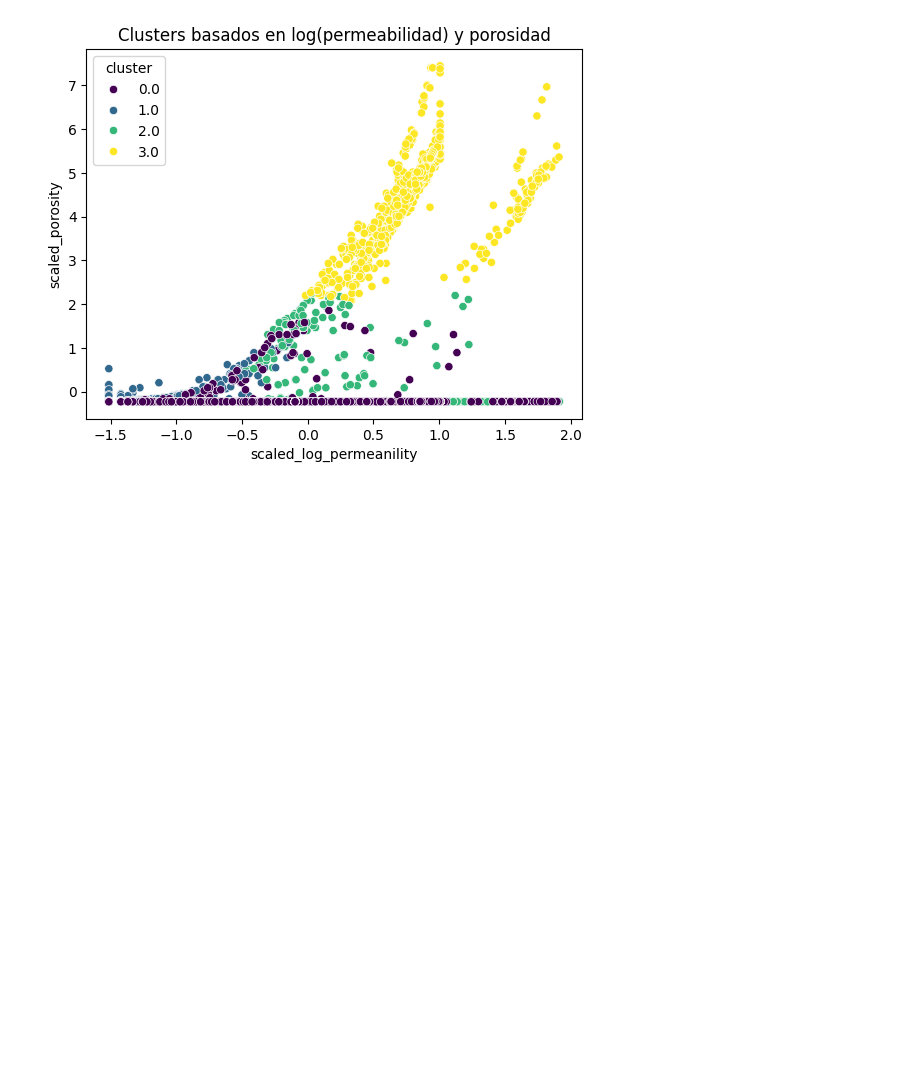
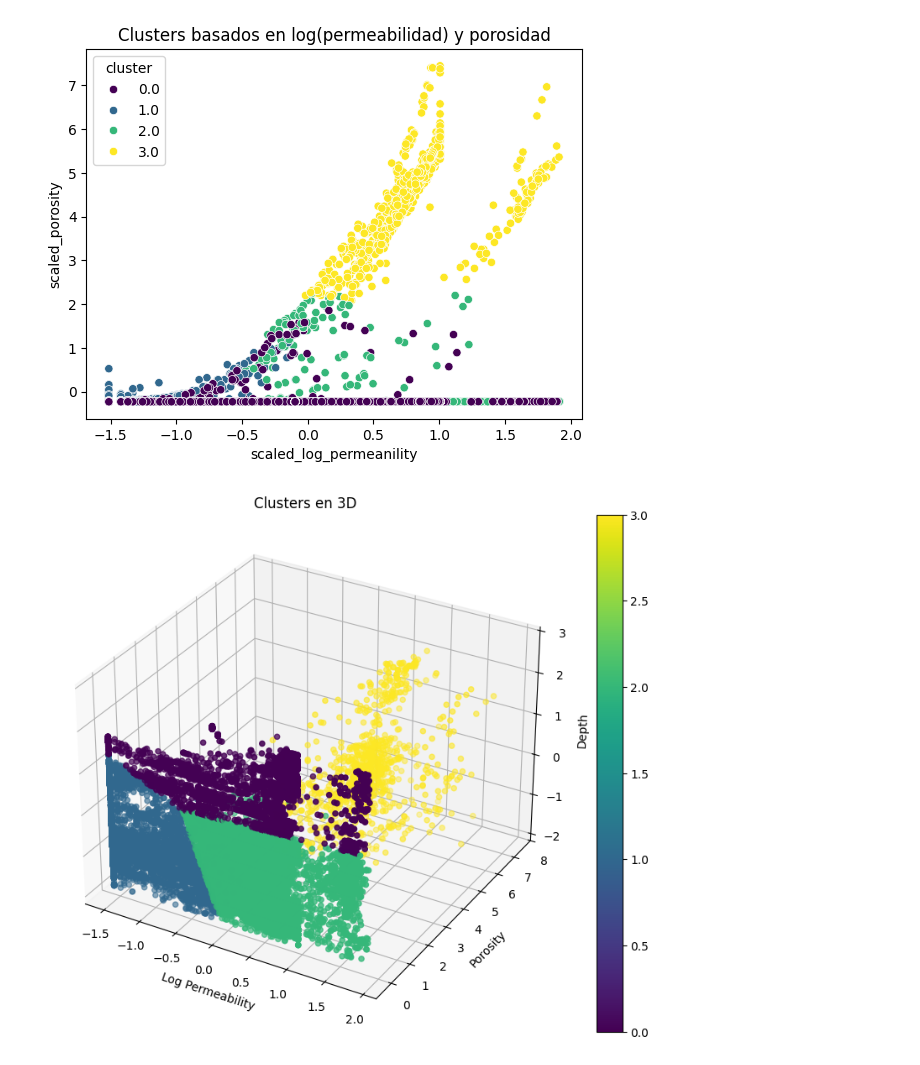
Before and after one commit to jesusiv24921/Clustering-zonas-Geol-gicas, a Jupyter notebook: clustering_zonas_geologicas.ipynb, the cells around one changed output. Drawn from its saved outputs; the diff is of its cells as text; code cells hidden in the pictures; blank space fills up the shorter version.

```diff
--- a/clustering_zonas_geologicas.ipynb
+++ b/clustering_zonas_geologicas.ipynb
@@ -416,3 +416,17 @@ plt.show()
 #df['scaled_log_permeanility']
 # %% [output]
 [figure]
+# %%
+from mpl_toolkits.mplot3d import Axes3D
+
+fig = plt.figure(figsize=(10, 8))
+ax = fig.add_subplot(111, projection='3d')
+sc = ax.scatter(clustering['scaled_log_permeanility'], clustering['scaled_porosity'], clustering['scaled_depth'], c=clusters, cmap='viridis')
+plt.colorbar(sc)
+ax.set_xlabel('Log Permeability')
+ax.set_ylabel('Porosity')
+ax.set_zlabel('Depth')
+plt.title('Clusters en 3D')
+plt.show()
+# %% [output]
+[figure, added]
```
